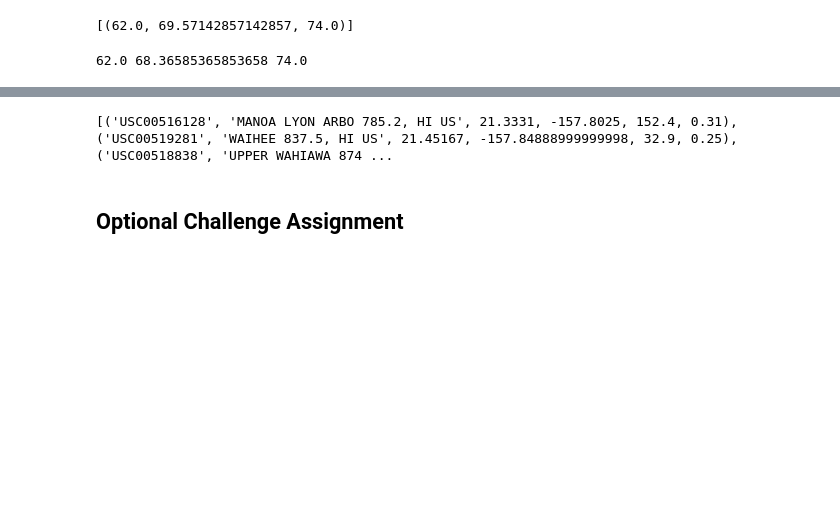
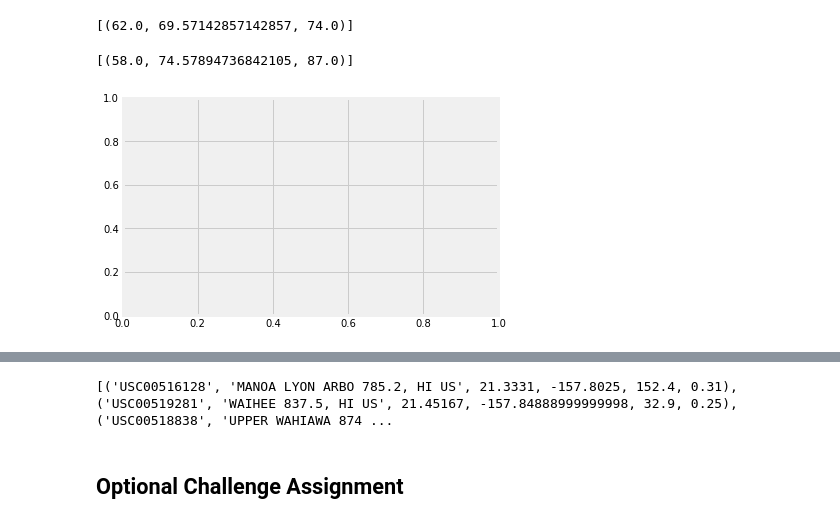
Before and after one commit to rfukamachi/data-homework, a Jupyter notebook: 10-SQL_Alchemy_Homework/climate_starter.ipynb, the cells around one changed output, grey strips where cells are left out. Cells and saved outputs as stored; diff of their text form; code cells hidden in the pictures; blank space fills up the shorter version.

```diff
--- a/10-SQL_Alchemy_Homework/climate_starter.ipynb
+++ b/10-SQL_Alchemy_Homework/climate_starter.ipynb
@@ -129,8 +227,28 @@ print(calc_temps('2012-02-28', '2012-03-05'))
 # %%
 # Use your previous function `calc_temps` to calculate the tmin, tavg, and tmax
 # for your trip using the previous year's data for those same dates.
+
+print(calc_temps('2016-08-24', '2017-08-23'))
 # %% [output]
-62.0 68.36585365853658 74.0
+[(58.0, 74.57894736842105, 87.0)]
+# %%
+
+avg_temp = np.mean(temp_DF.tobs)
+avg_temp
+
+std_temp = np.std(temp_DF.tobs)
+std_temp
+
+fig, ax = plt.subplots()
+# ax.bar(xpos???, avg_temp, yerr='std_error')
+
+# ax.set_title("Trip Avg Temp", fontsize=20)
+# ax.set_ylabel("Temp(F)", fontsize=20)
+
+# plt.grid()
+# plt.tight_layout()
+# %% [output]
+[figure, added]
 # %%
 # Plot the results from your previous query as a bar chart.
 # Use "Trip Avg Temp" as your Title
```
Also changed, not shown: parts of 18 cells of this notebook, 33 other files.
